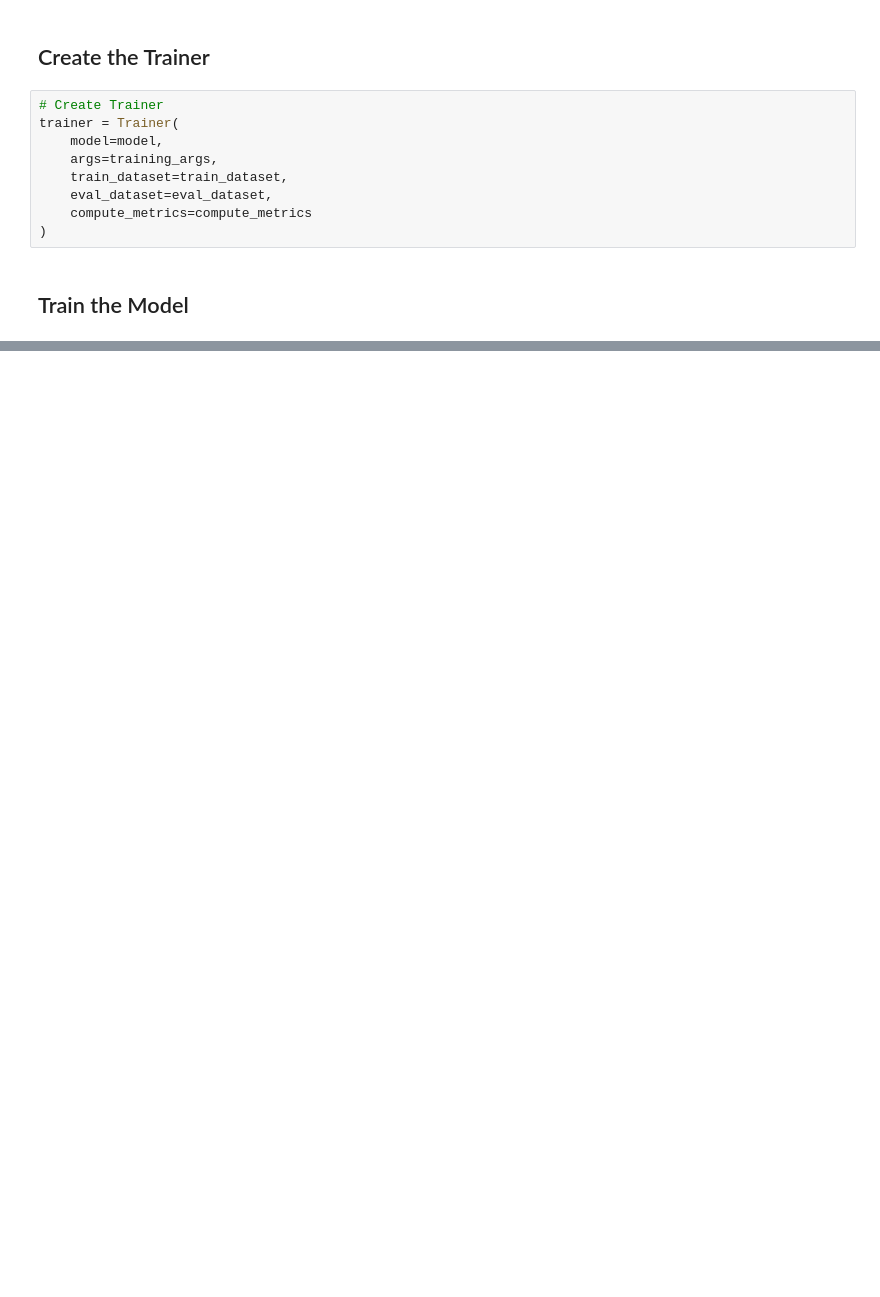
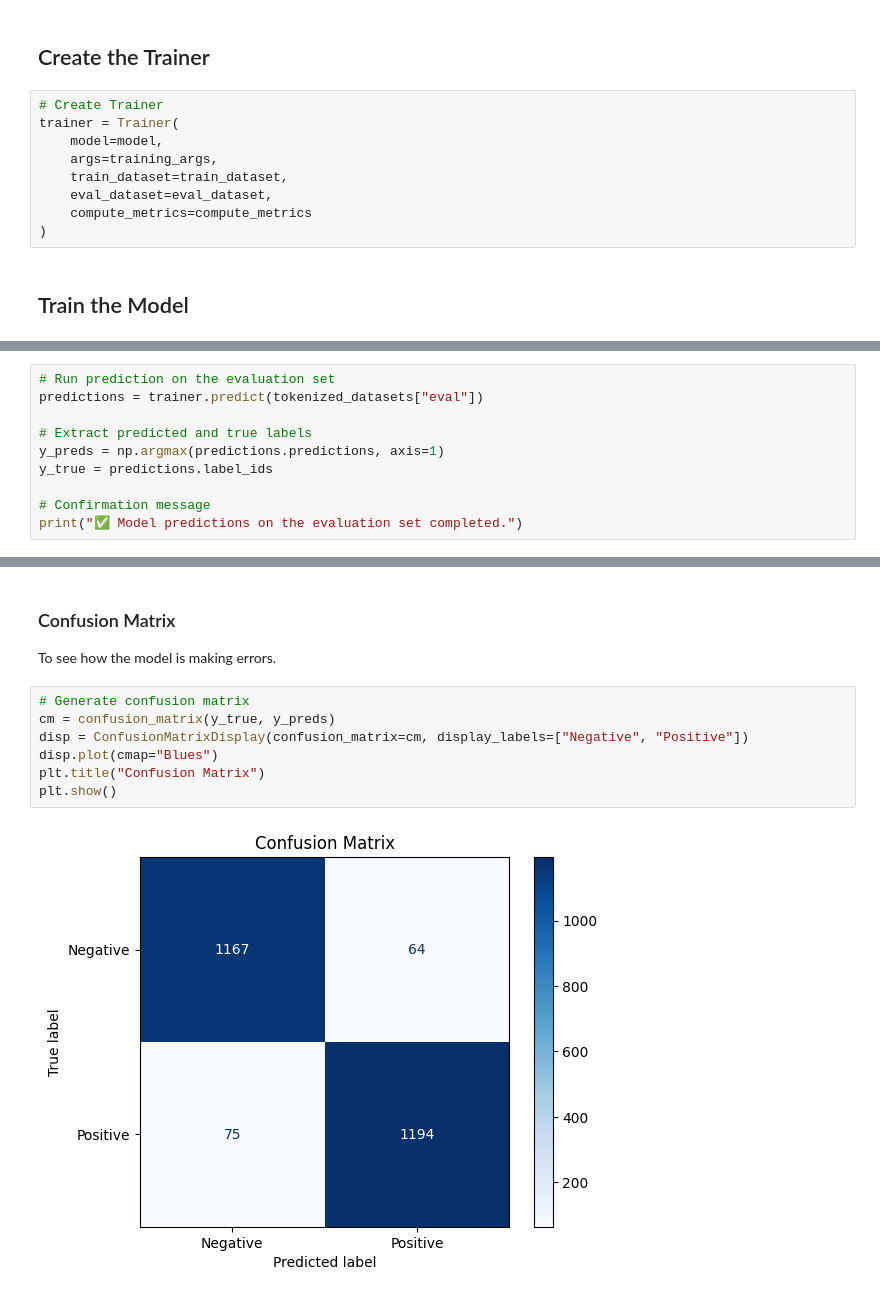
Before and after one commit to MominaSiddiq/bert-sentiment-analysis, a Jupyter notebook: Bert_sentiment_analysis.ipynb, the cells around one changed output, grey strips where cells are left out. Saved outputs shown, nothing was run; the diff lists cells and outputs as text; blank space fills up the shorter version.

```diff
--- a/Bert_sentiment_analysis.ipynb
+++ b/Bert_sentiment_analysis.ipynb
@@ -195,0 +308,10 @@ For more details, see https://numpy.org/devdocs/numpy_2_0_migration_guide.html#a
+# %%
+# Run prediction on the evaluation set
+predictions = trainer.predict(tokenized_datasets["eval"])
+
+# Extract predicted and true labels
+y_preds = np.argmax(predictions.predictions, axis=1)
+y_true = predictions.label_ids
+
+# Confirmation message
+print("✅ Model predictions on the evaluation set completed.")
@@ -195,0 +321,13 @@ For more details, see https://numpy.org/devdocs/numpy_2_0_migration_guide.html#a
+# %% [markdown]
+### Confusion Matrix
+
+To see how the model is making errors.
+# %%
+# Generate confusion matrix
+cm = confusion_matrix(y_true, y_preds)
+disp = ConfusionMatrixDisplay(confusion_matrix=cm, display_labels=["Negative", "Positive"])
+disp.plot(cmap="Blues")
+plt.title("Confusion Matrix")
+plt.show()
+# %% [output]
+[figure, added]
```
Also changed, not shown: parts of 23 cells of this notebook.
